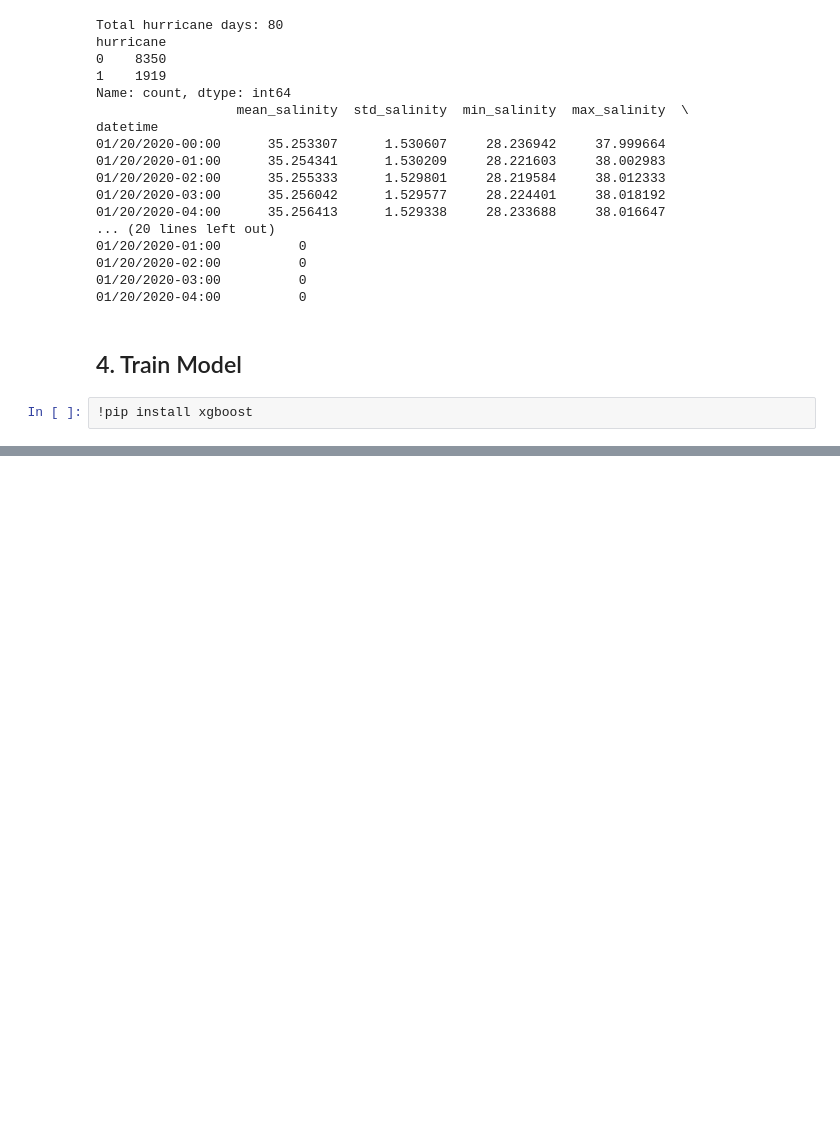
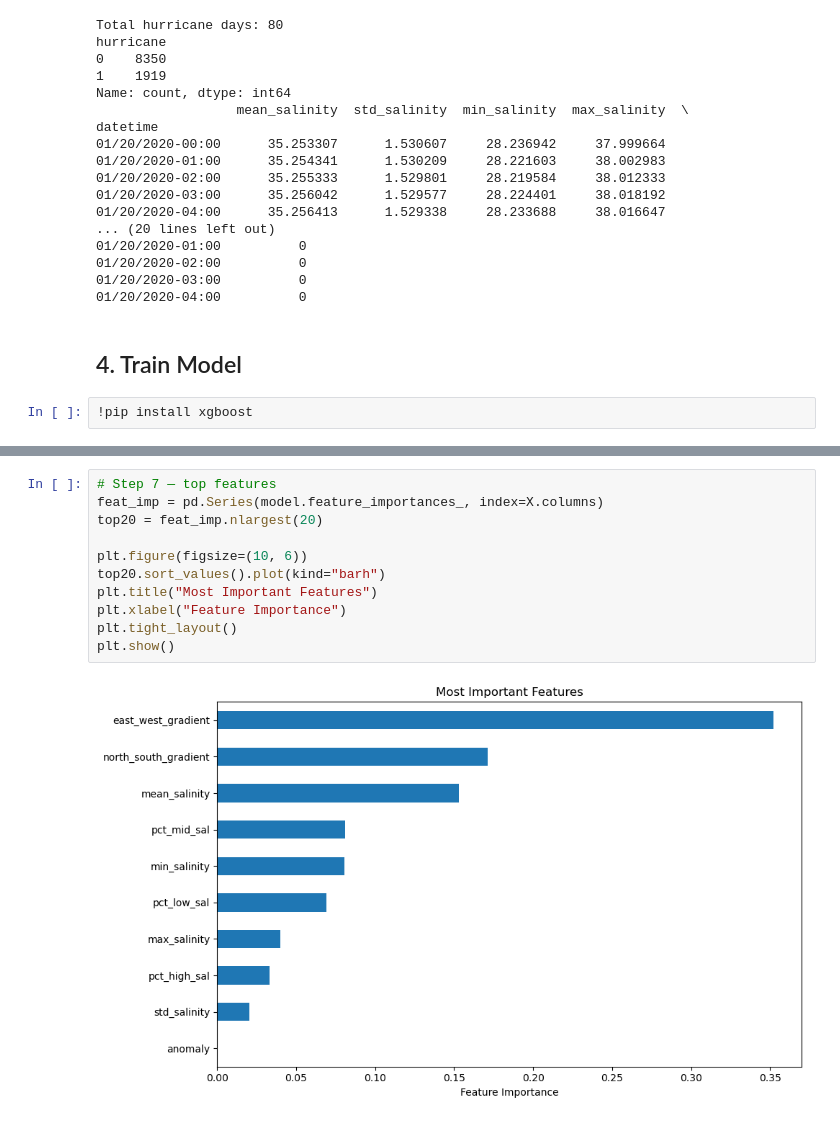
Before and after one commit to acandershock/StormcastML, a Jupyter notebook: project-code/hurricane.ipynb, the cells around one changed output, grey strips where cells are left out. Drawn from its saved outputs; the diff is of its cells as text; blank space fills up the shorter version.

```diff
--- a/project-code/hurricane.ipynb
+++ b/project-code/hurricane.ipynb
@@ -538,0 +552,13 @@ ROC-AUC Score: 0.8652170128043165
+# %%
+# Step 7 — top features
+feat_imp = pd.Series(model.feature_importances_, index=X.columns)
+top20 = feat_imp.nlargest(20)
+
+plt.figure(figsize=(10, 6))
+top20.sort_values().plot(kind="barh")
+plt.title("Most Important Features")
+plt.xlabel("Feature Importance")
+plt.tight_layout()
+plt.show()
+# %% [output]
+[figure, added]
```
Also changed, not shown: parts of 3 cells of this notebook.
